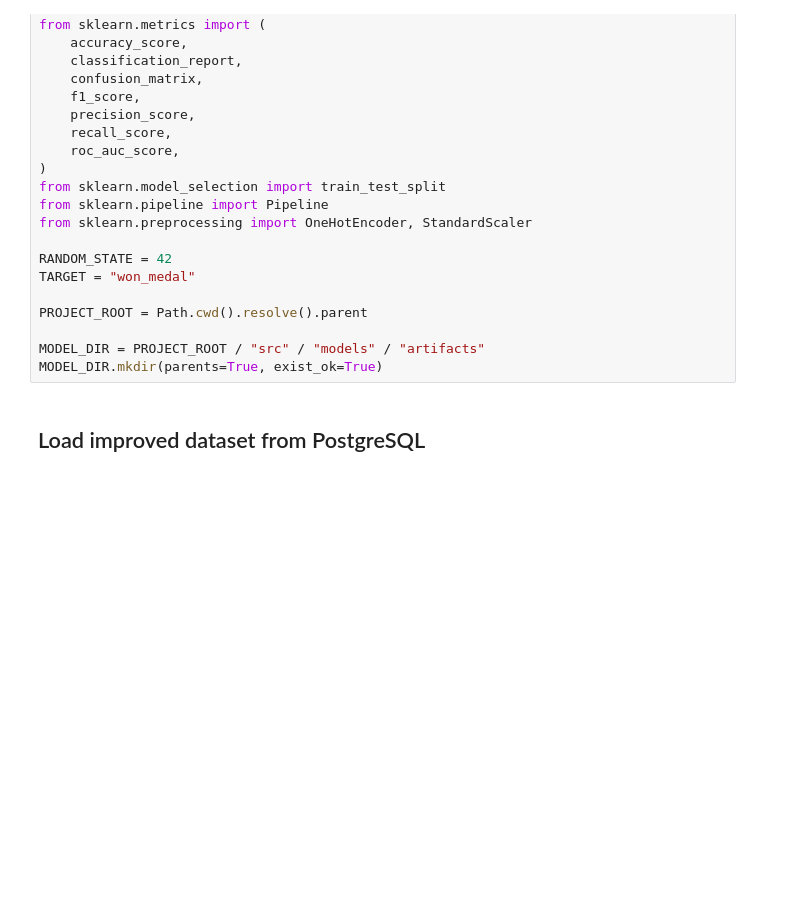
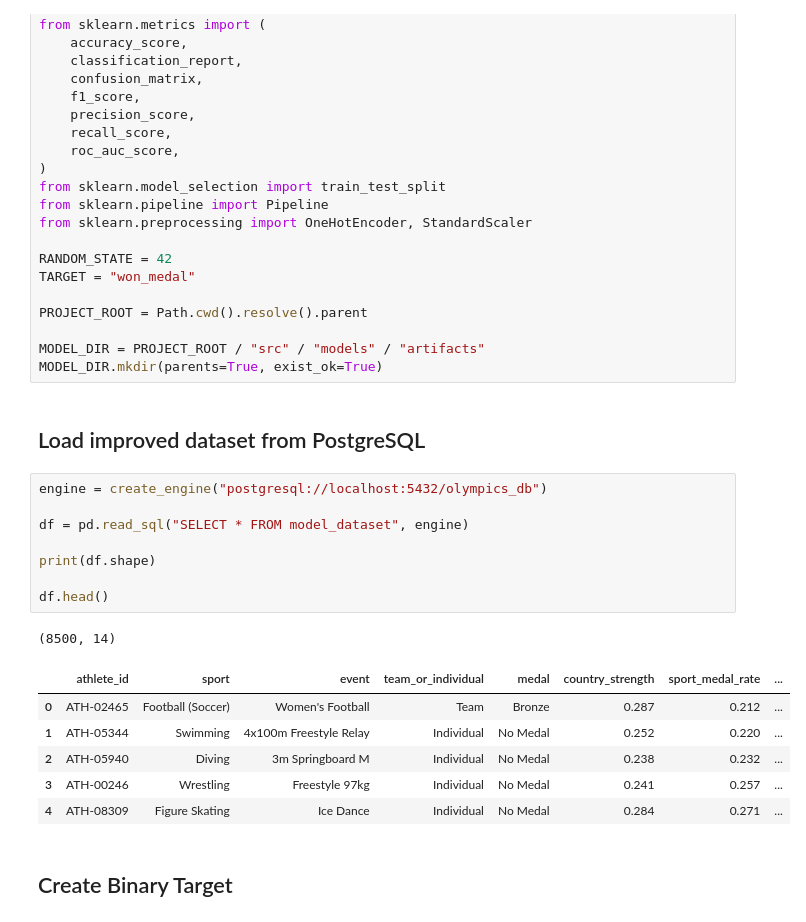
Before and after one commit to dylando9/olympic-medal-prediction, a Jupyter notebook: notebooks/day5_feature_improvements.ipynb, the cells around one changed output. Saved outputs shown, nothing was run; the diff lists cells and outputs as text; blank space fills up the shorter version.

```diff
--- a/notebooks/day5_feature_improvements.ipynb
+++ b/notebooks/day5_feature_improvements.ipynb
@@ -35,3 +35,21 @@ MODEL_DIR = PROJECT_ROOT / "src" / "models" / "artifacts"
 MODEL_DIR.mkdir(parents=True, exist_ok=True)
 # %% [markdown]
 ## Load improved dataset from PostgreSQL
+# %%
+engine = create_engine("postgresql://localhost:5432/olympics_db")
+
+df = pd.read_sql("SELECT * FROM model_dataset", engine)
+
+print(df.shape)
+
+df.head()
+# %% [output]
+(8500, 14)
+|  | athlete_id | sport | event | team_or_individual | medal | country_strength | sport_medal_rate | ... |
+| 0 | ATH-02465 | Football (Soccer) | Women's Football | Team | Bronze | 0.287 | 0.212 | ... |
+| 1 | ATH-05344 | Swimming | 4x100m Freestyle Relay | Individual | No Medal | 0.252 | 0.220 | ... |
+| 2 | ATH-05940 | Diving | 3m Springboard M | Individual | No Medal | 0.238 | 0.232 | ... |
+| 3 | ATH-00246 | Wrestling | Freestyle 97kg | Individual | No Medal | 0.241 | 0.257 | ... |
+| 4 | ATH-08309 | Figure Skating | Ice Dance | Individual | No Medal | 0.284 | 0.271 | ... |
+# %% [markdown]
+## Create Binary Target
```
Also changed, not shown: parts of 11 cells of this notebook, 1 other file.
